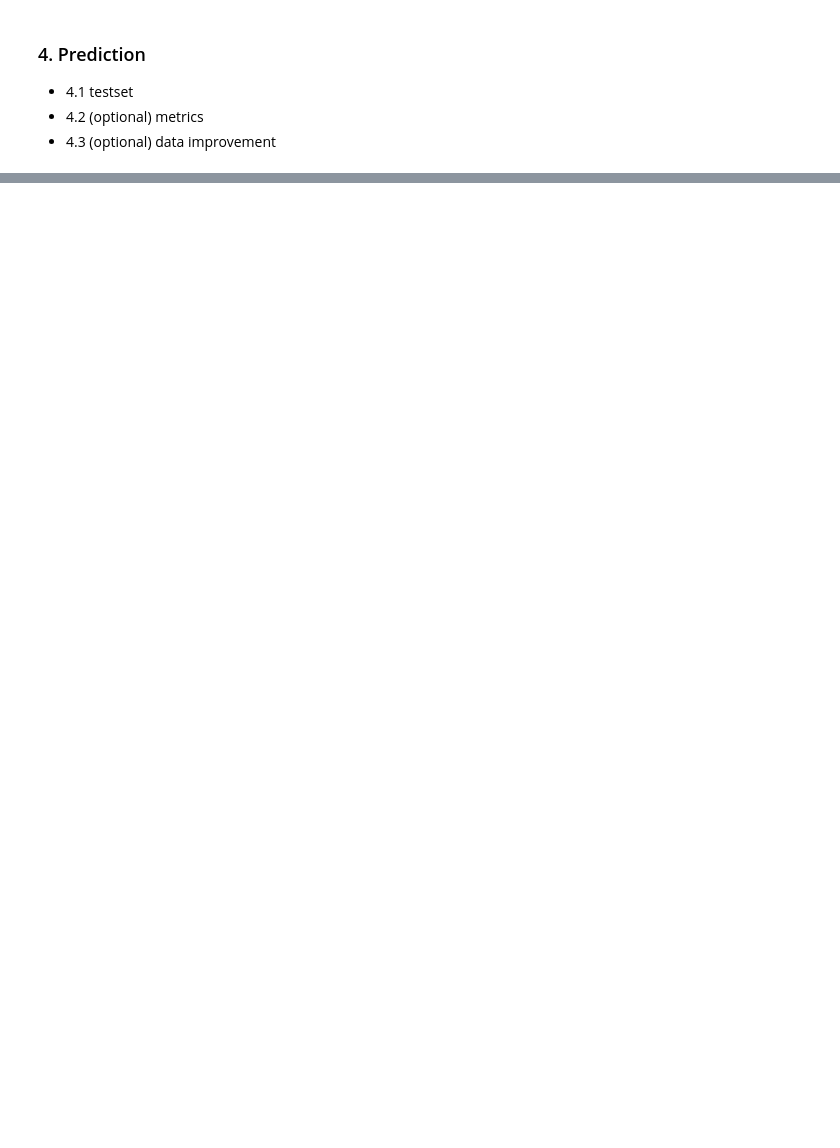
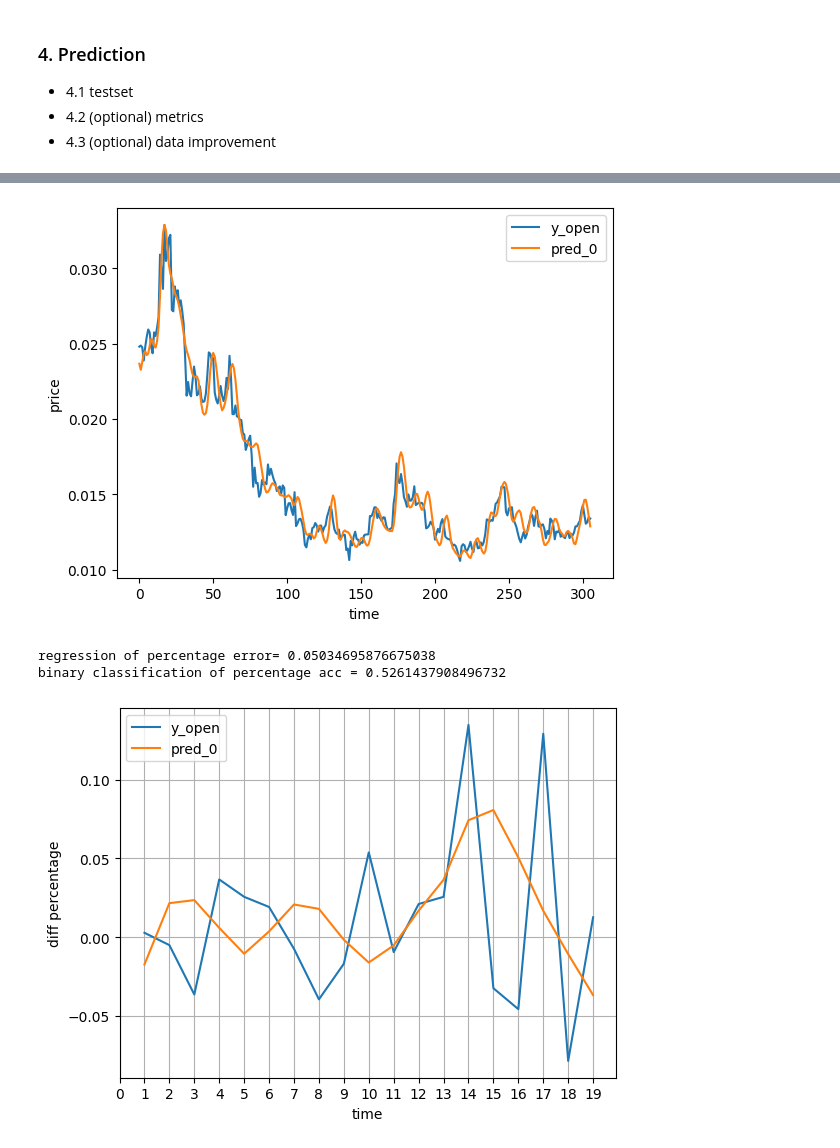
Before and after one commit to bnbsking/Side-Project--Finance, a Jupyter notebook: prototype/exp1/main.ipynb, the cells around one changed output, grey strips where cells are left out. Drawn from its saved outputs; the diff is of its cells as text; code cells hidden in the pictures; blank space fills up the shorter version.

```diff
--- a/prototype/exp1/main.ipynb
+++ b/prototype/exp1/main.ipynb
@@ -571,2 +600,7 @@ for dataset_result, loader, name in [
     #print(df_result)
     #raise
+# %%
+# plot
+
+df = pd.read_csv("/app/prototype/exp1/output/valid_df_result.csv")
+df
@@ -572,0 +621,27 @@ for dataset_result, loader, name in [
+# %%
+plt.plot(df['y_open'][::64].to_list(), label="y_open")
+plt.plot(df['pred_0'][::64].to_list(), label="pred_0")
+plt.legend()
+plt.xlabel("time")
+plt.ylabel("price")
+plt.show()
+
+print("regression of percentage error=", (np.abs(df["y_open"] - df["pred_0"]) / df["y_open"]).mean())
+
+y_open_diff = df['y_open'][::64].diff() / df['y_open'][::64][:-1]
+pred_0_diff = df['pred_0'][::64].diff() / df['pred_0'][::64][:-1]
+print("binary classification of percentage acc =", (y_open_diff * pred_0_diff > 0).sum() / len(y_open_diff))
+
+plt.plot(y_open_diff[:20].to_list(), label="y_open")
+plt.plot(pred_0_diff[:20].to_list(), label="pred_0")
+plt.legend()
+plt.grid(1)
+plt.xticks(range(20))
+plt.xlabel("time")
+plt.ylabel("diff percentage")
+plt.show()
+# %% [output]
+[figure, added]
+regression of percentage error= 0.05034695876675038
+binary classification of percentage acc = 0.5261437908496732
+[figure, added]
```
Also changed, not shown: parts of 8 cells of this notebook, 4 other files.
